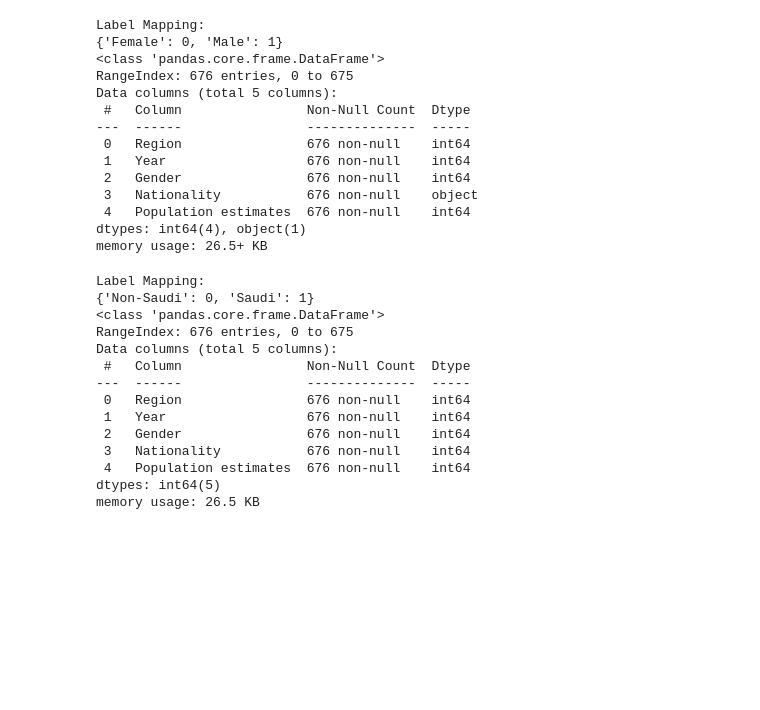
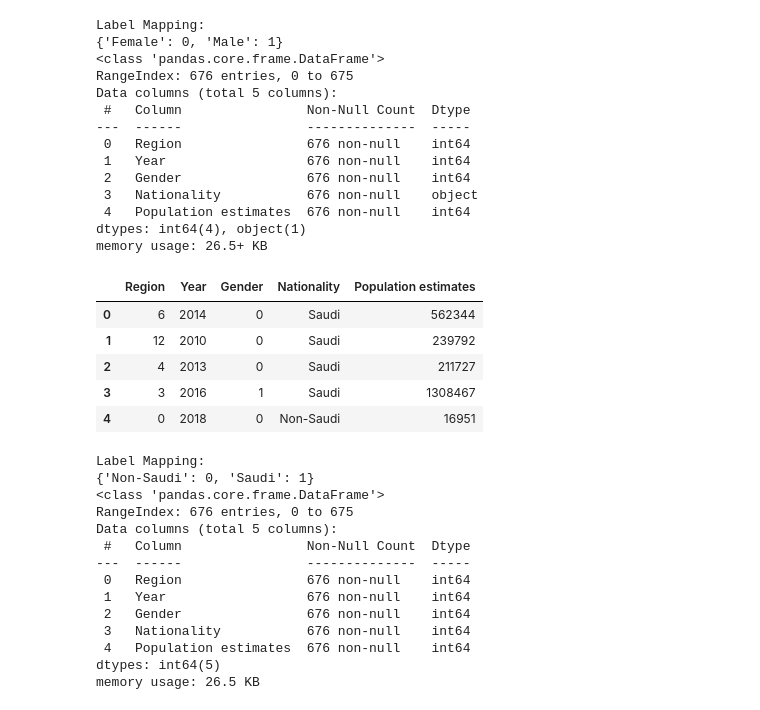
Before and after one commit to maimonahST/Darta_scince, a Jupyter notebook: DS_Project.ipynb, the cells around one changed output. Cells and saved outputs as stored; diff of their text form; code cells hidden in the pictures; blank space fills up the shorter version.

```diff
--- a/DS_Project.ipynb
+++ b/DS_Project.ipynb
@@ -127,6 +134,15 @@ Data columns (total 5 columns):
  4   Population estimates  676 non-null    int64
 dtypes: int64(4), object(1)
 memory usage: 26.5+ KB
+# %%
+df.head()
+# %% [output]
+|  | Region | Year | Gender | Nationality | Population estimates |
+| 0 | 6 | 2014 | 0 | Saudi | 562344 |
+| 1 | 12 | 2010 | 0 | Saudi | 239792 |
+| 2 | 4 | 2013 | 0 | Saudi | 211727 |
+| 3 | 3 | 2016 | 1 | Saudi | 1308467 |
+| 4 | 0 | 2018 | 0 | Non-Saudi | 16951 |
 # %%
 df['Nationality'] = le.fit_transform(df['Nationality'])
 
```
Also changed, not shown: parts of 20 cells of this notebook.
